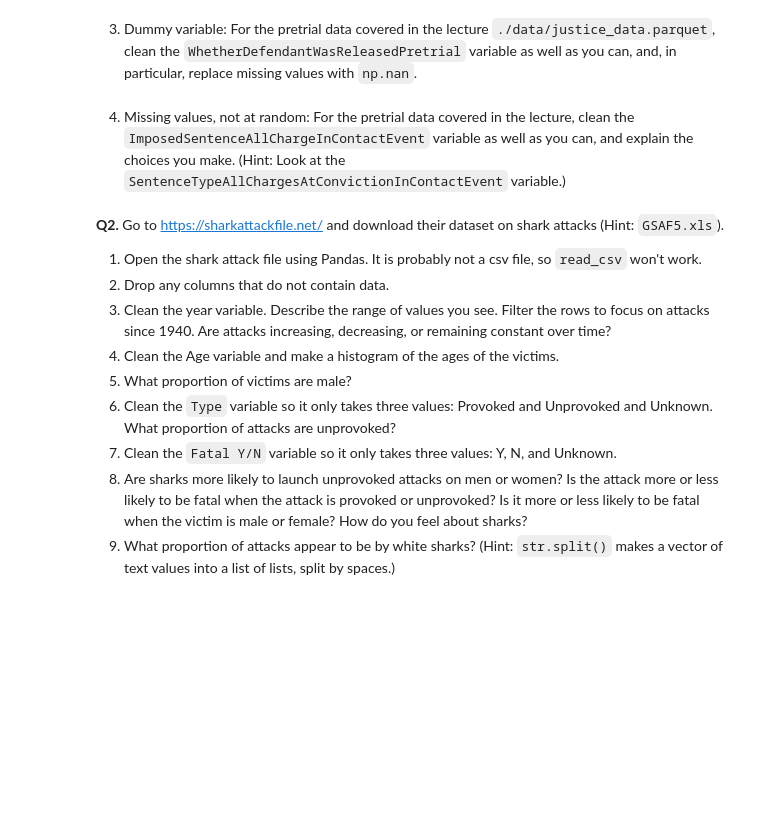
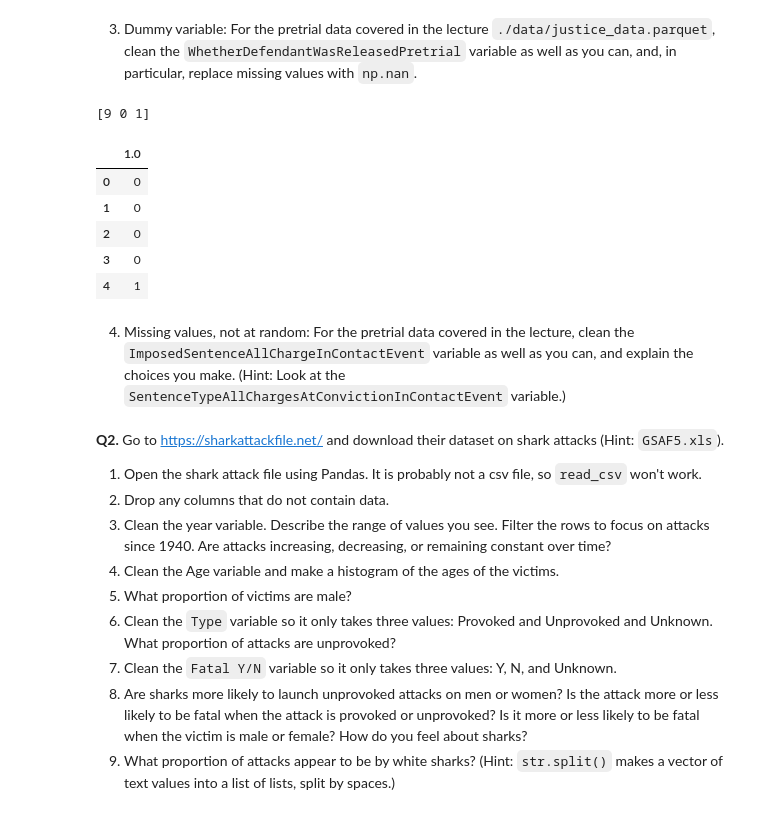
Before and after one commit to xec9cp/wrangling_assignment, a Jupyter notebook: assignment.ipynb, the cells around one changed output. Drawn from its saved outputs; the diff is of its cells as text; code cells hidden in the pictures; blank space fills up the shorter version.

```diff
--- a/assignment.ipynb
+++ b/assignment.ipynb
@@ -49,4 +59,20 @@ Name: count, dtype: int64
 # %% [markdown]
 3. Dummy variable: For the pretrial data covered in the lecture `./data/justice_data.parquet`, clean the `WhetherDefendantWasReleasedPretrial` variable as well as you can, and, in particular, replace missing values with `np.nan`.
+# %%
+justice = pd.read_parquet("https://raw.githubusercontent.com/xec9cp/wrangling_assignment/refs/heads/main/data/justice_data.parquet")
+print(justice['WhetherDefendantWasReleasedPretrial'].unique()) #9 mean unclear, so replace them to np.nan
+justice['WhetherDefendantWasReleasedPretrial']=justice['WhetherDefendantWasReleasedPretrial'].replace(9,np.nan)
+#such we can treat this variable as a Boolean
+
+justice_drp = pd.get_dummies(justice['WhetherDefendantWasReleasedPretrial'], drop_first=True, dtype=int) #drop 0 (Not Released) as the baseline
+justice_drp.head()
+# %% [output]
+[9 0 1]
+|  | 1.0 |
+| 0 | 0 |
+| 1 | 0 |
+| 2 | 0 |
+| 3 | 0 |
+| 4 | 1 |
 # %% [markdown]
 4. Missing values, not at random: For the pretrial data covered in the lecture, clean the `ImposedSentenceAllChargeInContactEvent` variable as well as you can, and explain the choices you make. (Hint: Look at the `SentenceTypeAllChargesAtConvictionInContactEvent` variable.)
```
Also changed, not shown: parts of 4 cells of this notebook.
